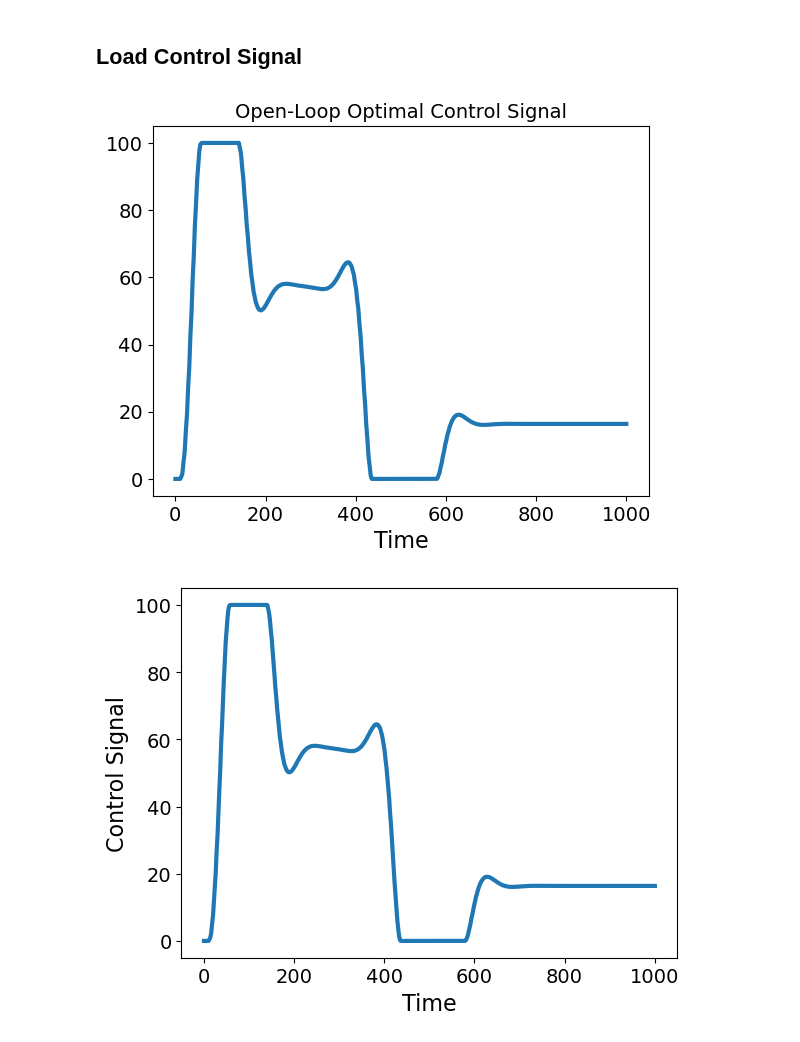
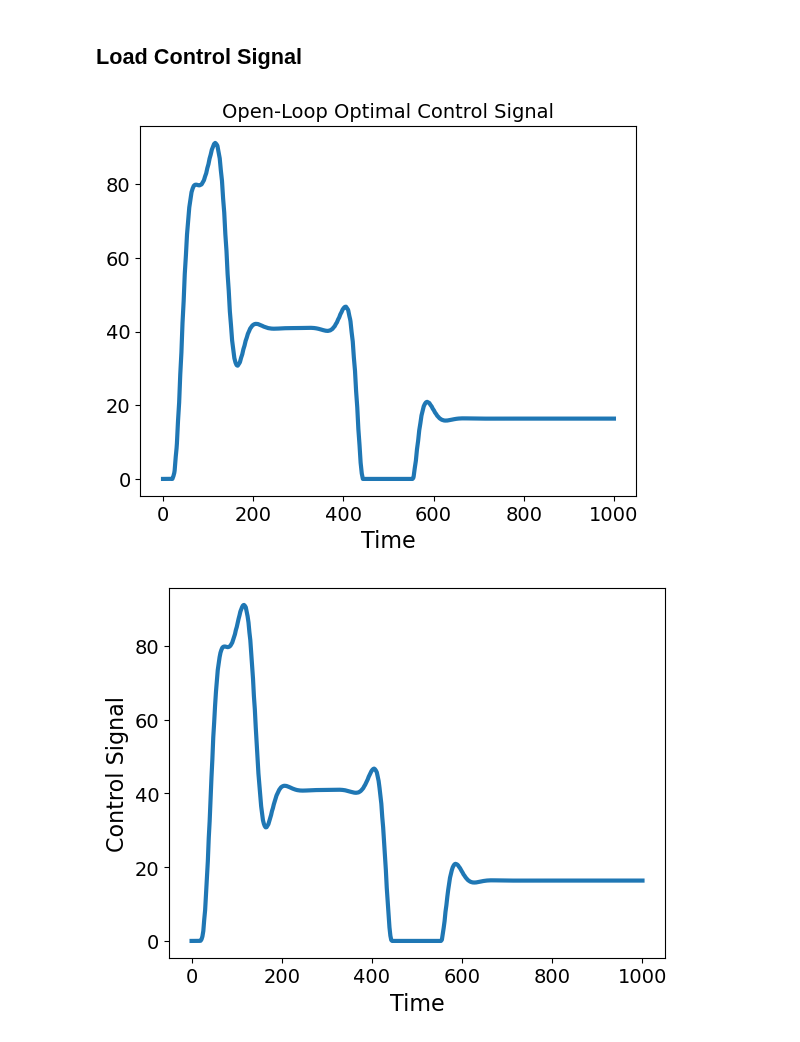
Before and after one commit to jakekrell/FoKL-GPy, a Jupyter notebook: examples/pyomo_tclab/tclab_experiment_validation.ipynb, the cells around one changed output. Cells and saved outputs as stored; diff of their text form; code cells hidden in the pictures.

```diff
--- a/examples/pyomo_tclab/tclab_experiment_validation.ipynb
+++ b/examples/pyomo_tclab/tclab_experiment_validation.ipynb
@@ -35,15 +35,16 @@ plt.rc('lines', linewidth=3)
 # %%
 import pandas as pd
 
 # input_data = pd.read_csv('./data/u_via_GP_of_resid_with_du_penalty.csv')
-input_data = pd.read_csv('./data/solution_benchmark_0o5du1.csv')
+# input_data = pd.read_csv('./data/solution_benchmark_0o5du1.csv')
+input_data = pd.read_csv('./data/tclab_final_as_of_20240807__u_benchmark.csv')
 
 input_data.head()
 
 input_data.plot(x='Time', y='Q1', title='Open-Loop Optimal Control Signal', legend=False)
 plt.show()
 # %% [output]
-[figure, old version]
+[figure, new version]
 # %%
 import numpy as np
 
@@ -57,7 +58,7 @@ plt.xlabel('Time')
 plt.ylabel('Control Signal')
 plt.show()
 # %% [output]
-[figure, old version]
+[figure, new version]
 # %%
 from tclab import TCLab, clock, Historian, Plotter
 
```
Also changed, not shown: parts of 4 cells of this notebook, 2 other files.
